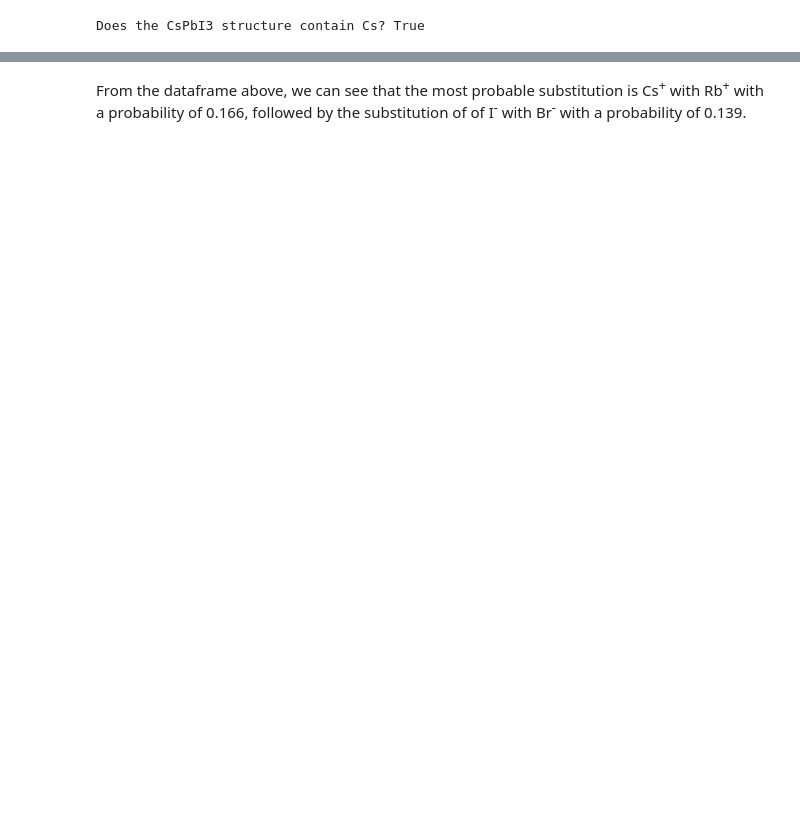
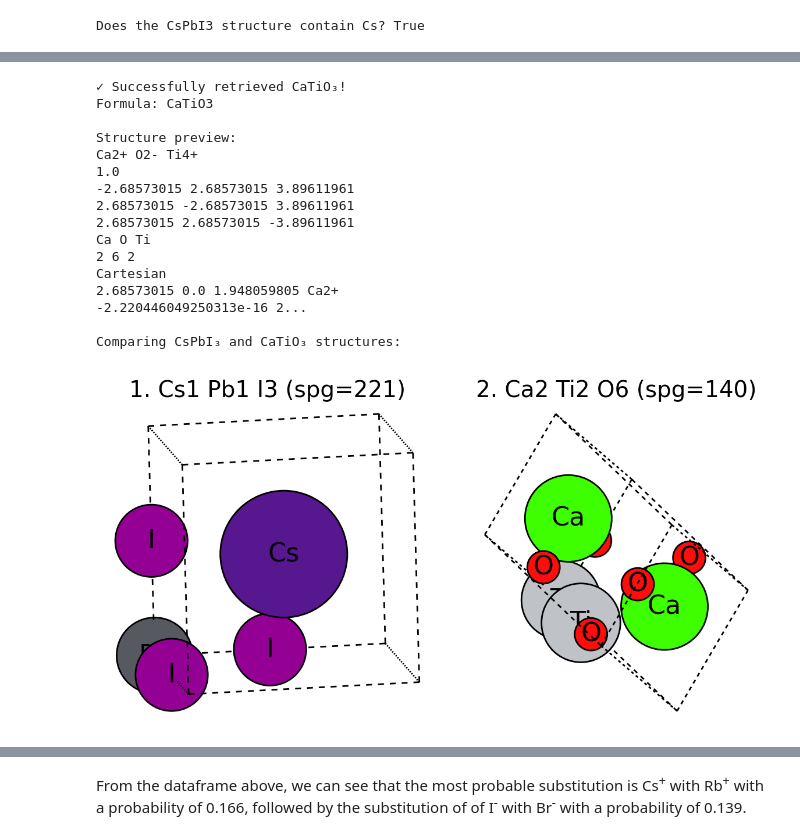
Before and after one commit to ryannduma/materialsinformatics, a Jupyter notebook: Composition to Structure/Structure Prediction/follow along notebook.ipynb, the cells around one changed output, grey strips where cells are left out. Drawn from its saved outputs; the diff is of its cells as text; code cells hidden in the pictures; blank space fills up the shorter version.

Commit message:
fixing things - structure prediction pending fixes

```diff
--- a/Composition to Structure/Structure Prediction/follow along notebook.ipynb
+++ b/Composition to Structure/Structure Prediction/follow along notebook.ipynb
@@ -151,20 +213,0 @@ Try make one for `species = [("Ca", 2, 1), ("Ti", 4, 1), ("O", -2, 3)]`
-# %%
-#note to self, use that python package that removes the answer from the cell
-
-try:
-    # Note: SmactStructure.from_mp takes a species list. For CaTiO3, we provide the constituent ions.
-    species = [("Ca", 2, 1), ("Ti", 4, 1), ("O", -2, 3)]
-    structure_mp = SmactStructure.from_mp(species, api_key=api_key, determine_oxi="BV")
-
-    print("Structure retrieved from Materials Project!")
-    print("Reduced formula:", structure_mp.reduced_formula())
-    print("\nPOSCAR representation:\n")
-    print(structure_mp.as_poscar())
-
-    # Visualize the structure using pymatviz
-    pmv.structure_2d(structure_mp.as_py_struct())
-    plt.show()
-
-except Exception as e:
-    print("An error occurred fetching structure from MP. You may want to try loading from a file instead.")
-    print(e)
@@ -270,0 +225,38 @@ candidate_df.head()
+# %%
+# Exercise solution - Try retrieving CaTiO3
+try:
+    # Define CaTiO3 species
+    species = [("Ca", 2, 1), ("Ti", 4, 1), ("O", -2, 3)]
+    structure_mp = SmactStructure.from_mp(species, api_key=api_key)
+
+    print("✓ Successfully retrieved CaTiO₃!")
+    print(f"Formula: {structure_mp.reduced_formula()}")
+    print("\nStructure preview:")
+    print(structure_mp.as_poscar()[:200] + "...")
+
+    # Visualize both structures side by side
+    print("\nComparing CsPbI₃ and CaTiO₃ structures:")
+    pmv.structure_2d([cspbi3_sstruct.as_py_struct(), structure_mp.as_py_struct()])
+    plt.show()
+
+except Exception as e:
+    print(f"Could not retrieve CaTiO₃: {e}")
+    print("This might be due to API limits or connectivity issues.")
+# %% [output]
+✓ Successfully retrieved CaTiO₃!
+Formula: CaTiO3
+
+Structure preview:
+Ca2+ O2- Ti4+
+1.0
+-2.68573015 2.68573015 3.89611961
+2.68573015 -2.68573015 3.89611961
+2.68573015 2.68573015 -3.89611961
+Ca O Ti
+2 6 2
+Cartesian
+2.68573015 0.0 1.948059805 Ca2+
+-2.220446049250313e-16 2...
+
+Comparing CsPbI₃ and CaTiO₃ structures:
+[figure, added]
```
Also changed, not shown: parts of 68 cells of this notebook, 11 other files.
